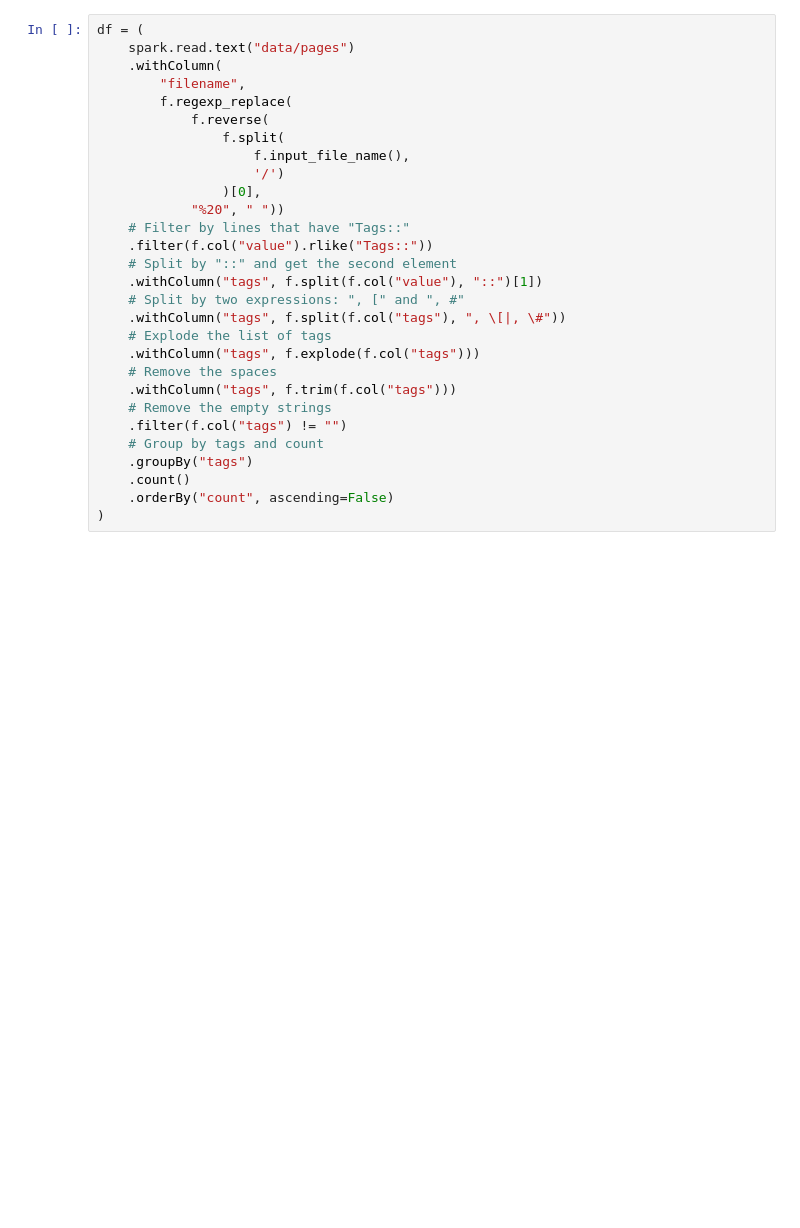
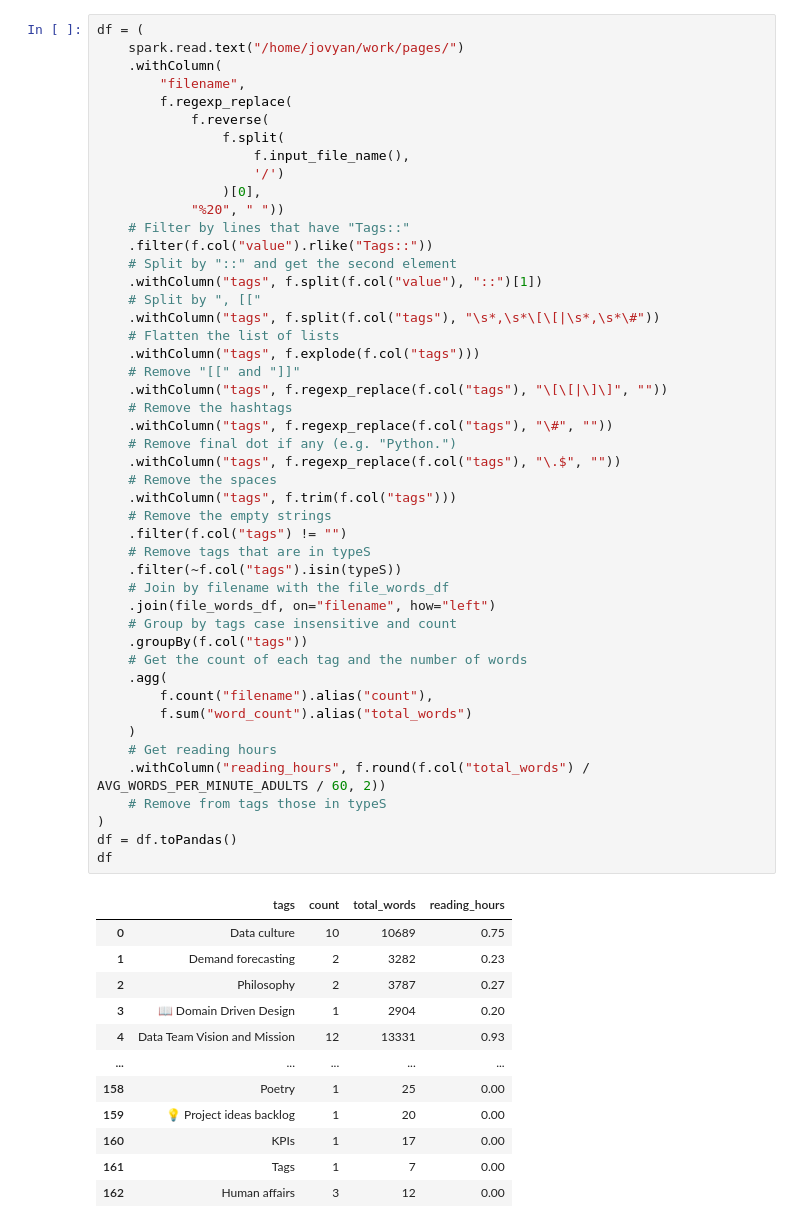
Before and after one commit to drmario-gh/obsidian-metrics, a Jupyter notebook: main.ipynb, the cells around one changed output. Cells and saved outputs as stored; diff of their text form; blank space fills up the shorter version.

```diff
--- a/main.ipynb
+++ b/main.ipynb
@@ -59,29 +245,60 @@ TypeError: DataFrameReader.text() got an unexpected keyword argument 'recursive'
 # %%
 df = (
-    spark.read.text("data/pages")
+    spark.read.text("/home/jovyan/work/pages/")
     .withColumn(
         "filename",
         f.regexp_replace(
             f.reverse(
                 f.split(
                     f.input_file_name(),
                     '/')
                 )[0],
             "%20", " "))
     # Filter by lines that have "Tags::"
     .filter(f.col("value").rlike("Tags::"))
     # Split by "::" and get the second element
     .withColumn("tags", f.split(f.col("value"), "::")[1])
-    # Split by two expressions: ", [" and ", #"
-    .withColumn("tags", f.split(f.col("tags"), ", \[|, \#"))
-    # Explode the list of tags
+    # Split by ", [["
+    .withColumn("tags", f.split(f.col("tags"), "\s*,\s*\[\[|\s*,\s*\#"))
+    # Flatten the list of lists
     .withColumn("tags", f.explode(f.col("tags")))
+    # Remove "[[" and "]]"
+    .withColumn("tags", f.regexp_replace(f.col("tags"), "\[\[|\]\]", ""))
+    # Remove the hashtags
+    .withColumn("tags", f.regexp_replace(f.col("tags"), "\#", ""))
+    # Remove final dot if any (e.g. "Python.")
+    .withColumn("tags", f.regexp_replace(f.col("tags"), "\.$", ""))
     # Remove the spaces
     .withColumn("tags", f.trim(f.col("tags")))
     # Remove the empty strings
     .filter(f.col("tags") != "")
-    # Group by tags and count
-    .groupBy("tags")
-    .count()
-    .orderBy("count", ascending=False)
+    # Remove tags that are in typeS
+    .filter(~f.col("tags").isin(typeS))
+    # Join by filename with the file_words_df
+    .join(file_words_df, on="filename", how="left")
+    # Group by tags case insensitive and count
+    .groupBy(f.col("tags"))
+    # Get the count of each tag and the number of words
+    .agg(
+        f.count("filename").alias("count"),
+        f.sum("word_count").alias("total_words")
+    )
+    # Get reading hours
+    .withColumn("reading_hours", f.round(f.col("total_words") / AVG_WORDS_PER_MINUTE_ADULTS / 60, 2))
+    # Remove from tags those in typeS
 )
+df = df.toPandas()
+df
+# %% [output]
+|  | tags | count | total_words | reading_hours |
+| 0 | Data culture | 10 | 10689 | 0.75 |
+| 1 | Demand forecasting | 2 | 3282 | 0.23 |
+| 2 | Philosophy | 2 | 3787 | 0.27 |
+| 3 | 📖 Domain Driven Design | 1 | 2904 | 0.20 |
+| 4 | Data Team Vision and Mission | 12 | 13331 | 0.93 |
+| ... | ... | ... | ... | ... |
+| 158 | Poetry | 1 | 25 | 0.00 |
+| 159 | 💡 Project ideas backlog | 1 | 20 | 0.00 |
+| 160 | KPIs | 1 | 17 | 0.00 |
+| 161 | Tags | 1 | 7 | 0.00 |
+| 162 | Human affairs | 3 | 12 | 0.00 |
```
Also changed, not shown: parts of 20 cells of this notebook, 3 other files.
